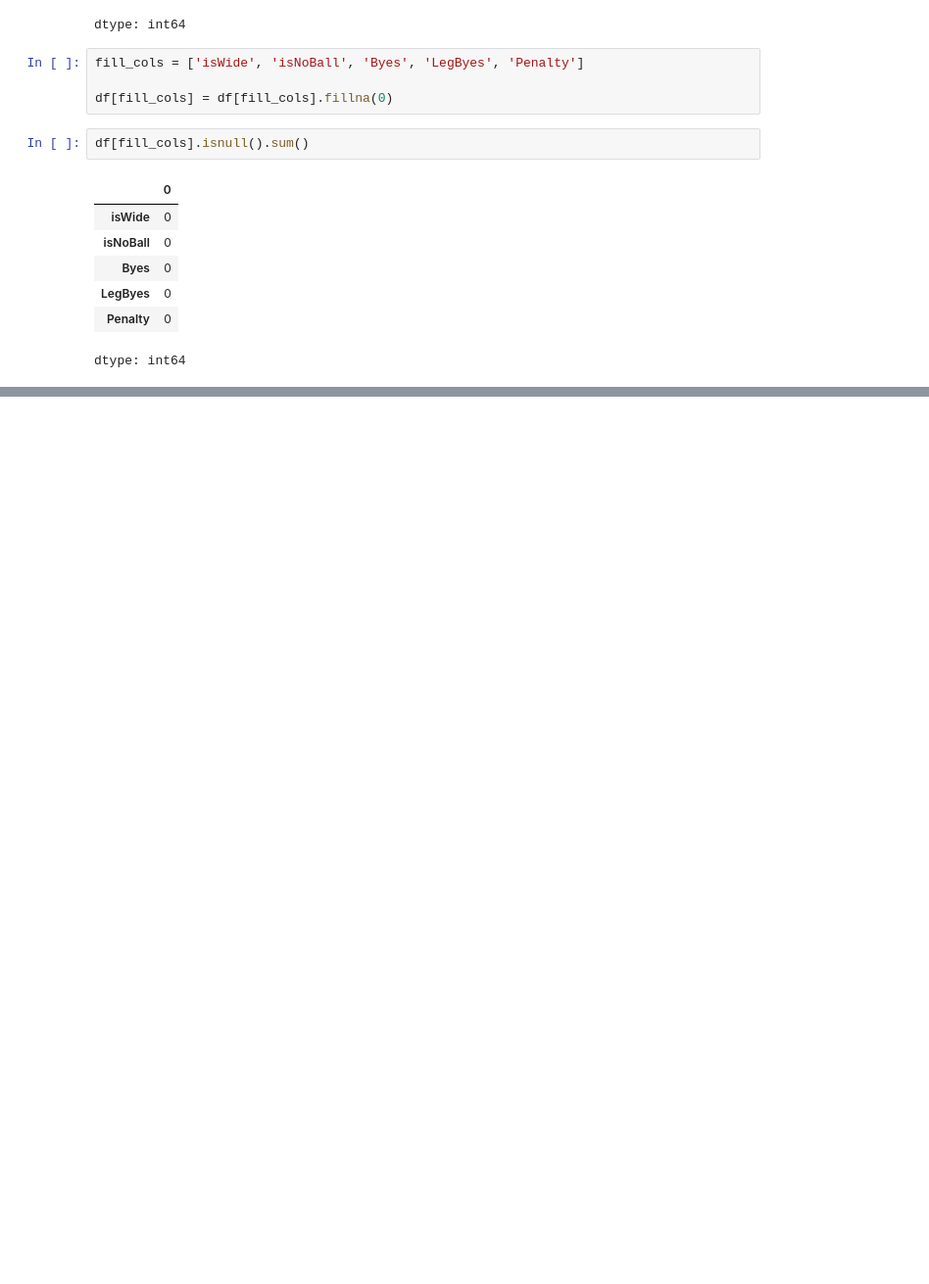
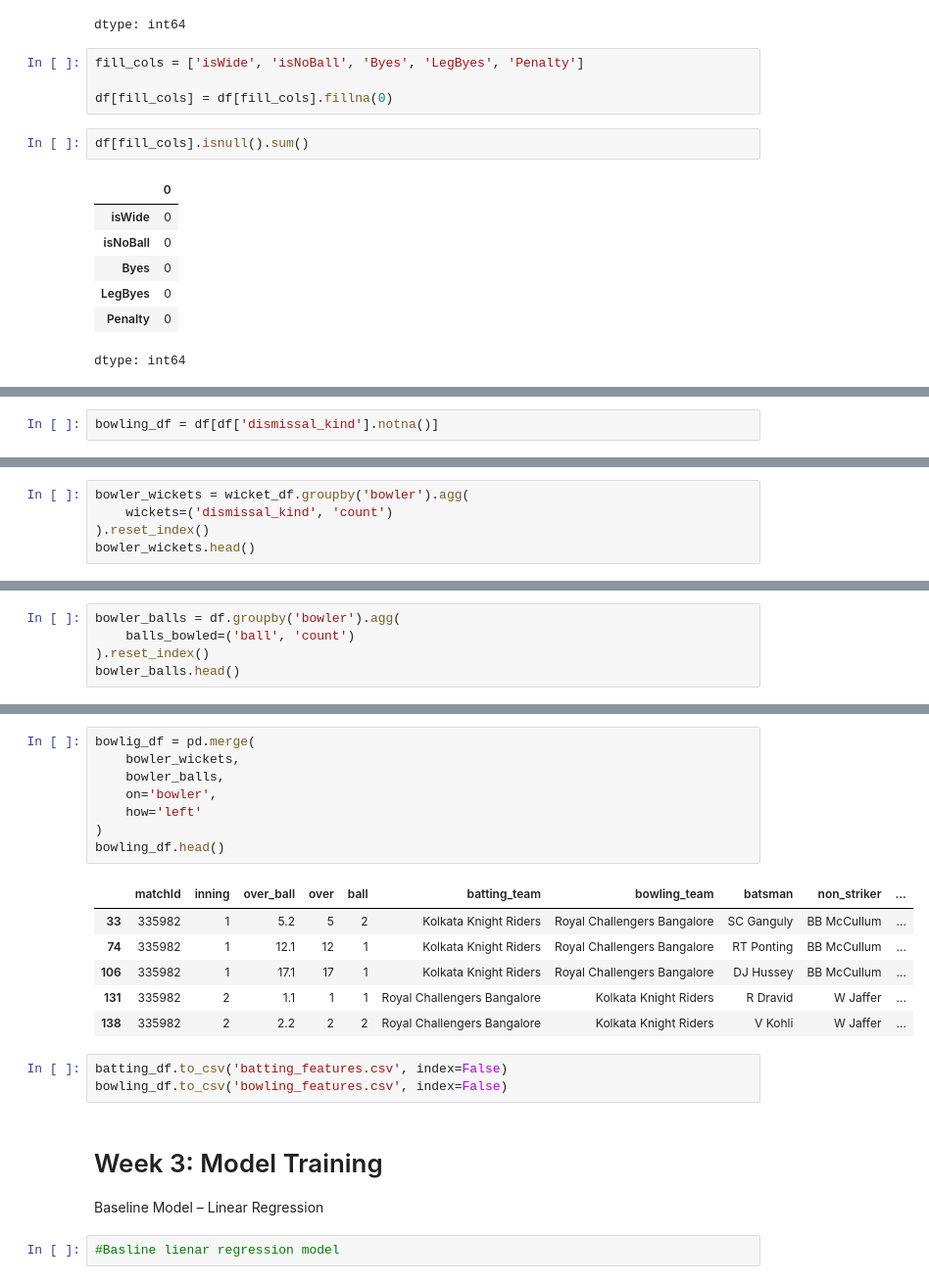
Before and after one commit to mentor-pranaya/Cricket-Player-Performance-Prediction, a Jupyter notebook: notebooks/01_EDA.ipynb, the cells around one changed output, grey strips where cells are left out. Shown at 98% size. Drawn from its saved outputs; the diff is of its cells as text; blank space fills up the shorter version.

Commit message:
Week 3: Baseline Linear Regression model

```diff
--- a/notebooks/01_EDA.ipynb
+++ b/notebooks/01_EDA.ipynb
@@ -126,0 +149,2 @@ plt.show()
+# %%
+bowling_df = df[df['dismissal_kind'].notna()]
@@ -126,0 +208,5 @@ plt.show()
+# %%
+bowler_wickets = wicket_df.groupby('bowler').agg(
+    wickets=('dismissal_kind', 'count')
+).reset_index()
+bowler_wickets.head()
@@ -126,0 +220,5 @@ plt.show()
+# %%
+bowler_balls = df.groupby('bowler').agg(
+    balls_bowled=('ball', 'count')
+).reset_index()
+bowler_balls.head()
@@ -126,0 +232,24 @@ plt.show()
+# %%
+bowlig_df = pd.merge(
+    bowler_wickets,
+    bowler_balls,
+    on='bowler',
+    how='left'
+)
+bowling_df.head()
+# %% [output]
+|  | matchId | inning | over_ball | over | ball | batting_team | bowling_team | batsman | non_striker | ... |
+| 33 | 335982 | 1 | 5.2 | 5 | 2 | Kolkata Knight Riders | Royal Challengers Bangalore | SC Ganguly | BB McCullum | ... |
+| 74 | 335982 | 1 | 12.1 | 12 | 1 | Kolkata Knight Riders | Royal Challengers Bangalore | RT Ponting | BB McCullum | ... |
+| 106 | 335982 | 1 | 17.1 | 17 | 1 | Kolkata Knight Riders | Royal Challengers Bangalore | DJ Hussey | BB McCullum | ... |
+| 131 | 335982 | 2 | 1.1 | 1 | 1 | Royal Challengers Bangalore | Kolkata Knight Riders | R Dravid | W Jaffer | ... |
+| 138 | 335982 | 2 | 2.2 | 2 | 2 | Royal Challengers Bangalore | Kolkata Knight Riders | V Kohli | W Jaffer | ... |
+# %%
+batting_df.to_csv('batting_features.csv', index=False)
+bowling_df.to_csv('bowling_features.csv', index=False)
+# %% [markdown]
+# Week 3: Model Training
+
+Baseline Model – Linear Regression
+# %%
+#Basline lienar regression model
```
Also changed, not shown: parts of 32 cells of this notebook.
